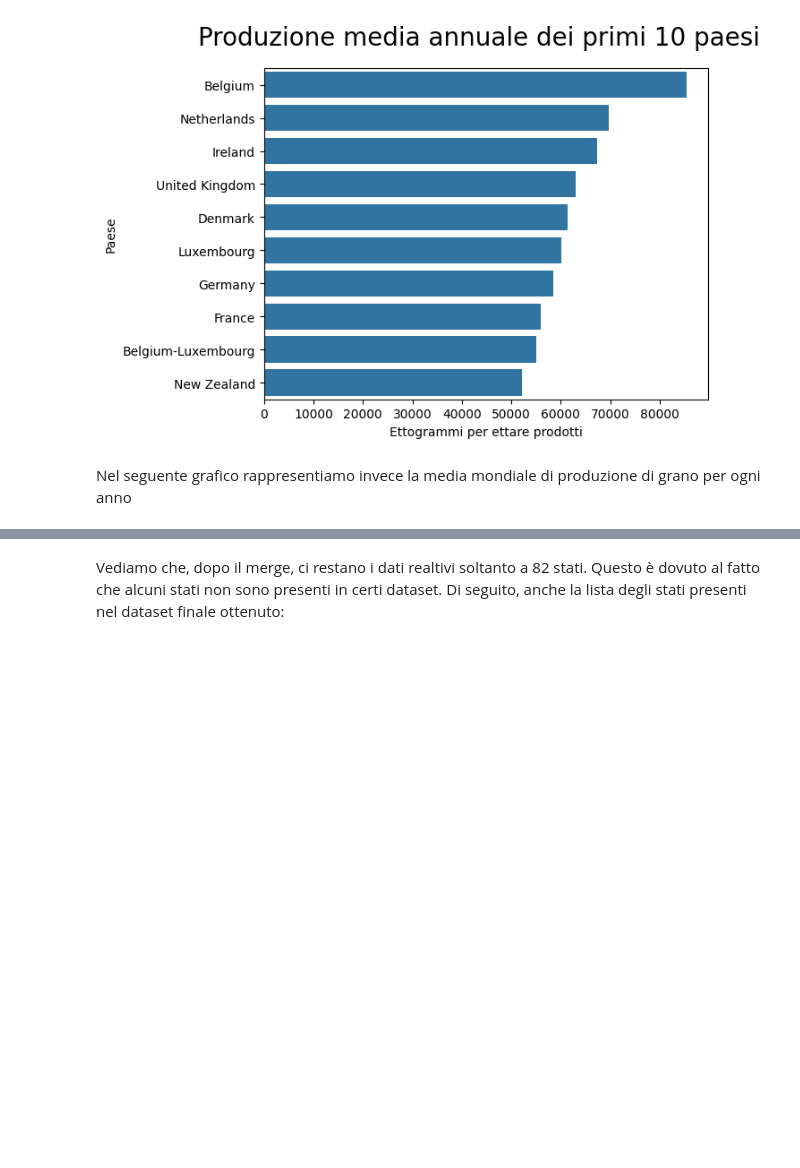
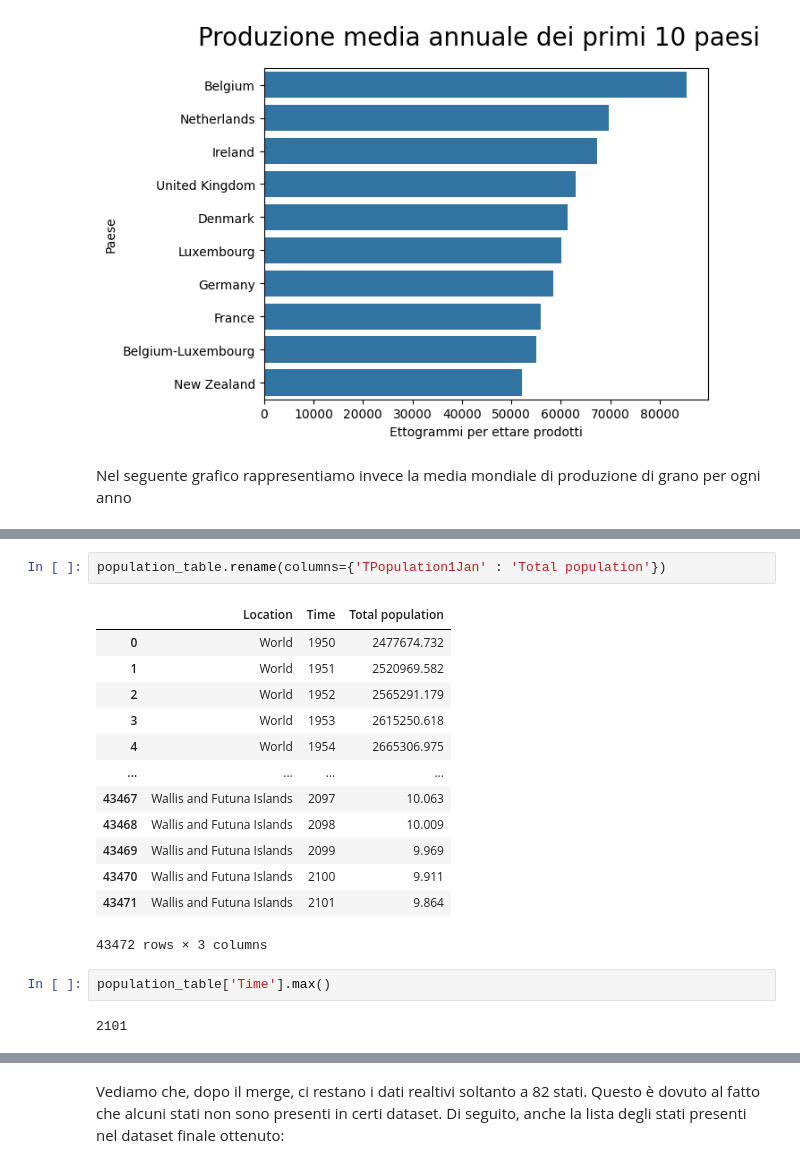
Before and after one commit to eduardalexandrut/WheatYieldPredictor, a Jupyter notebook: WheatPricePredictor.ipynb, the cells around one changed output, grey strips where cells are left out. Saved outputs shown, nothing was run; the diff lists cells and outputs as text; blank space fills up the shorter version.

```diff
--- a/WheatPricePredictor.ipynb
+++ b/WheatPricePredictor.ipynb
@@ -466,0 +517,20 @@ ValueError: not enough values to unpack (expected 2, got 0)
+# %%
+population_table.rename(columns={'TPopulation1Jan' : 'Total population'})
+# %% [output]
+|  | Location | Time | Total population |
+| 0 | World | 1950 | 2477674.732 |
+| 1 | World | 1951 | 2520969.582 |
+| 2 | World | 1952 | 2565291.179 |
+| 3 | World | 1953 | 2615250.618 |
+| 4 | World | 1954 | 2665306.975 |
+| ... | ... | ... | ... |
+| 43467 | Wallis and Futuna Islands | 2097 | 10.063 |
+| 43468 | Wallis and Futuna Islands | 2098 | 10.009 |
+| 43469 | Wallis and Futuna Islands | 2099 | 9.969 |
+| 43470 | Wallis and Futuna Islands | 2100 | 9.911 |
+| 43471 | Wallis and Futuna Islands | 2101 | 9.864 |
+43472 rows × 3 columns
+# %%
+population_table['Time'].max()
+# %% [output]
+2101
```
Also changed, not shown: parts of 26 cells of this notebook, 1 other file.
